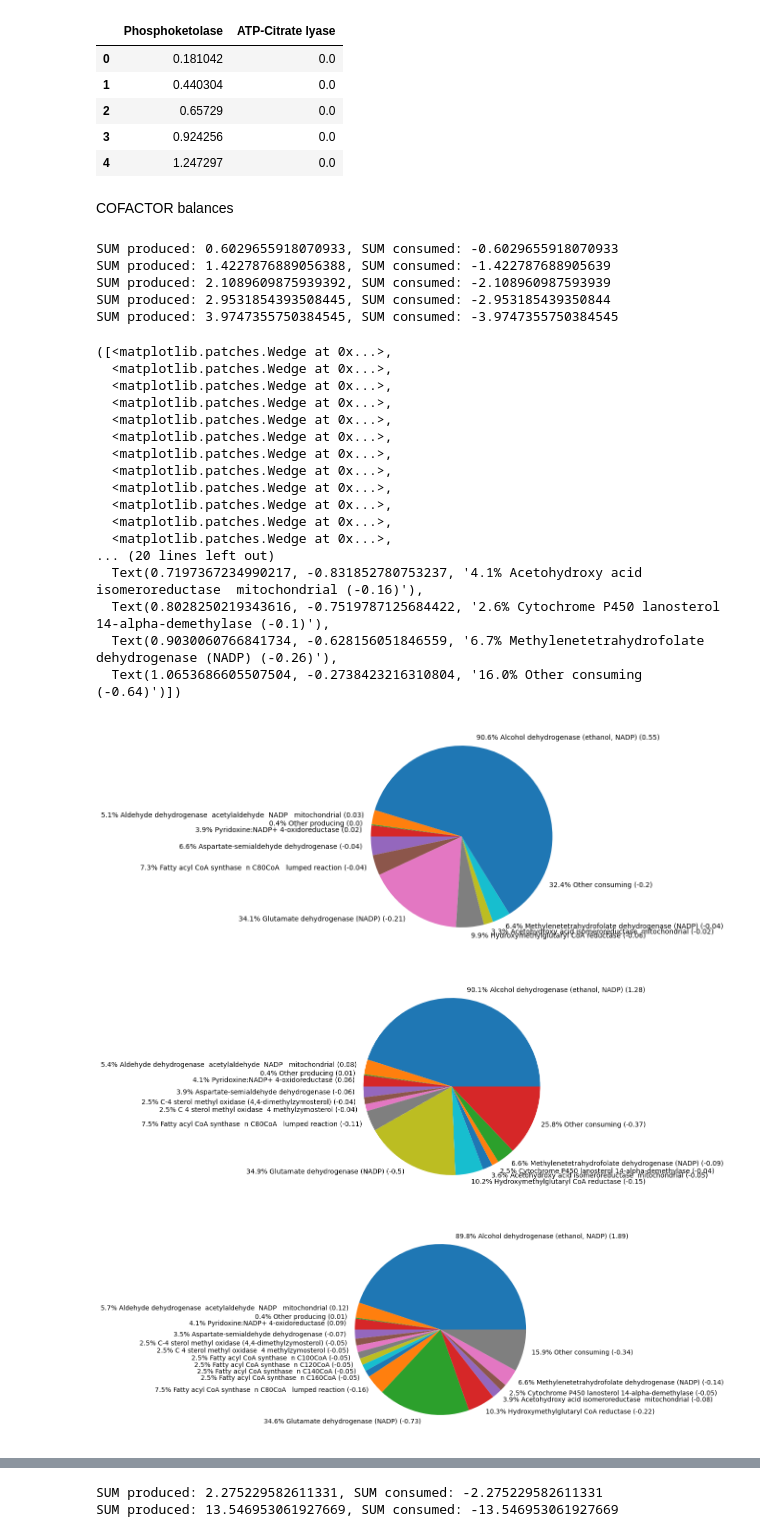
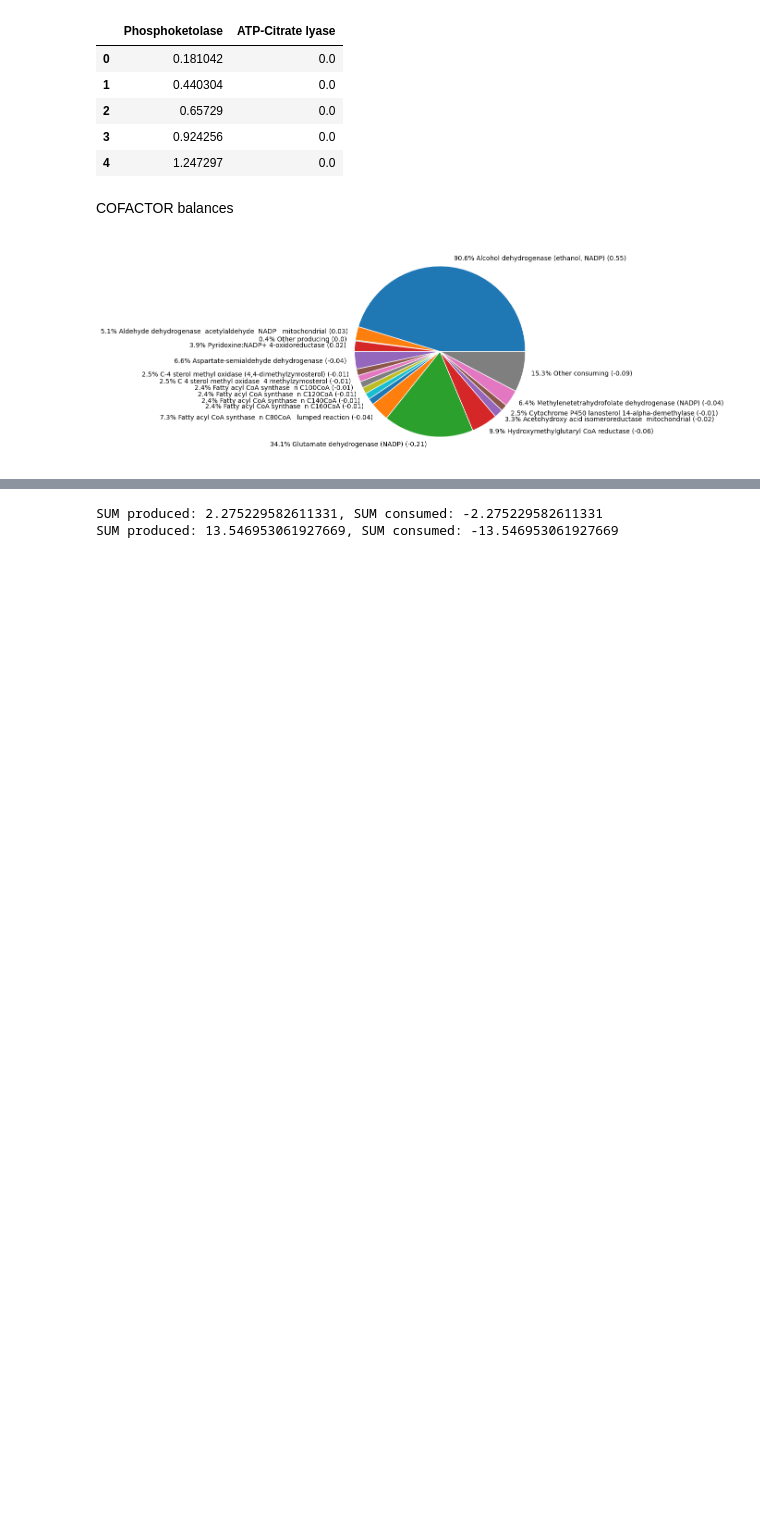
Before and after one commit to maivehanni/BSc_thesis, a Jupyter notebook: Python_scripts/Thesis_simulations_all_models/Rt_IFO0880_biomass_max_NGAM_min.ipynb, the cells around one changed output, grey strips where cells are left out. Saved outputs shown, nothing was run; the diff lists cells and outputs as text; code cells hidden in the pictures; blank space fills up the shorter version.

```diff
--- a/Python_scripts/Thesis_simulations_all_models/Rt_IFO0880_biomass_max_NGAM_min.ipynb
+++ b/Python_scripts/Thesis_simulations_all_models/Rt_IFO0880_biomass_max_NGAM_min.ipynb
@@ -92,64 +94,40 @@ i2 = 4
 # %%
 
 # nadph_fluxes_0 = f.cofactor_balances_biomass_max(model_path, nadphs, glucose_uptakes, i1, biomass_rxn_ID, glc_ID)
 
 # pie_nadph_fluxes_0, fig = f.cofactor_fluxes_pie_chart(model_path, nadph_fluxes_0)
 # #fig.savefig("..\\..\\Thesis_paper_latex\\Pictures\\IFO0880_biomass_max_NADPH.png")
 
 # nadph_fluxes_4 = f.cofactor_balances_biomass_max(model_path, nadphs, glucose_uptakes, i2, biomass_rxn_ID, glc_ID)
 # pie_nadph_fluxes_4, fig = f.cofactor_fluxes_pie_chart(model_path, nadph_fluxes_4)
 # #fig.savefig("..\\..\\Thesis_paper_latex\\Pictures\\IFO0880_biomass_max_NADPH_max.png")
 
 # pie_nadph_fluxes_0
 # pie_nadph_fluxes_4
 
 
-nadph_fluxes_0 = f.cofactor_balances_biomass_max(model_path, nadphs, glucose_uptakes, i1, biomass_rxn_ID, glc_ID)
+# nadph_fluxes_0 = f.cofactor_balances_biomass_max(model_path, nadphs, glucose_uptakes, i1, biomass_rxn_ID, glc_ID)
 
 pie_nadph_fluxes_0, fig = f.cofactor_fluxes_pie_chart(model_path, nadph_fluxes_0)
-#fig.savefig("..\\..\\Thesis_paper_latex\\Pictures\\IFO0880_biomass_max_NADPH.png")
+fig.savefig("..\\..\\Thesis_paper_latex\\Pictures\\IFO0880_biomass_max_NADPH.png")
 
-# See on all GR
-nadph_fluxes_1 = f.cofactor_balances_biomass_max(model_path, nadphs, glucose_uptakes, 1, biomass_rxn_ID, glc_ID)
-nadph_fluxes_2 = f.cofactor_balances_biomass_max(model_path, nadphs, glucose_uptakes, 2, biomass_rxn_ID, glc_ID)
-nadph_fluxes_3 = f.cofactor_balances_biomass_max(model_path, nadphs, glucose_uptakes, 3, biomass_rxn_ID, glc_ID)
+# # See on all GR
+# nadph_fluxes_1 = f.cofactor_balances_biomass_max(model_path, nadphs, glucose_uptakes, 1, biomass_rxn_ID, glc_ID)
+# nadph_fluxes_2 = f.cofactor_balances_biomass_max(model_path, nadphs, glucose_uptakes, 2, biomass_rxn_ID, glc_ID)
+# nadph_fluxes_3 = f.cofactor_balances_biomass_max(model_path, nadphs, glucose_uptakes, 3, biomass_rxn_ID, glc_ID)
 
-pie_nadph_fluxes_1, fig = f.cofactor_fluxes_pie_chart(model_path, nadph_fluxes_1)
-pie_nadph_fluxes_2, fig = f.cofactor_fluxes_pie_chart(model_path, nadph_fluxes_2)
-pie_nadph_fluxes_3, fig = f.cofactor_fluxes_pie_chart(model_path, nadph_fluxes_3)
+# pie_nadph_fluxes_1, fig = f.cofactor_fluxes_pie_chart(model_path, nadph_fluxes_1)
+# pie_nadph_fluxes_2, fig = f.cofactor_fluxes_pie_chart(model_path, nadph_fluxes_2)
+# pie_nadph_fluxes_3, fig = f.cofactor_fluxes_pie_chart(model_path, nadph_fluxes_3)
 
-nadph_fluxes_4 = f.cofactor_balances_biomass_max(model_path, nadphs, glucose_uptakes, i2, biomass_rxn_ID, glc_ID)
-pie_nadph_fluxes_4, fig = f.cofactor_fluxes_pie_chart(model_path, nadph_fluxes_4)
-# #fig.savefig("..\\..\\Thesis_paper_latex\\Pictures\\IFO0880_biomass_max_NADPH_max.png")
+# nadph_fluxes_4 = f.cofactor_balances_biomass_max(model_path, nadphs, glucose_uptakes, i2, biomass_rxn_ID, glc_ID)
+# pie_nadph_fluxes_4, fig = f.cofactor_fluxes_pie_chart(model_path, nadph_fluxes_4)
+# # #fig.savefig("..\\..\\Thesis_paper_latex\\Pictures\\IFO0880_biomass_max_NADPH_max.png")
 
-pie_nadph_fluxes_0
-pie_nadph_fluxes_1
-pie_nadph_fluxes_2
-pie_nadph_fluxes_3
-pie_nadph_fluxes_4
+# pie_nadph_fluxes_0
+# pie_nadph_fluxes_1
+# pie_nadph_fluxes_2
+# pie_nadph_fluxes_3
+# pie_nadph_fluxes_4
 # %% [output]
-SUM produced: 0.6029655918070933, SUM consumed: -0.6029655918070933
-SUM produced: 1.4227876889056388, SUM consumed: -1.422787688905639
-SUM produced: 2.1089609875939392, SUM consumed: -2.108960987593939
-SUM produced: 2.9531854393508445, SUM consumed: -2.953185439350844
-SUM produced: 3.9747355750384545, SUM consumed: -3.9747355750384545
-([<matplotlib.patches.Wedge at 0x...>,
-  <matplotlib.patches.Wedge at 0x...>,
-  <matplotlib.patches.Wedge at 0x...>,
-  <matplotlib.patches.Wedge at 0x...>,
-  <matplotlib.patches.Wedge at 0x...>,
-  <matplotlib.patches.Wedge at 0x...>,
-  <matplotlib.patches.Wedge at 0x...>,
-  <matplotlib.patches.Wedge at 0x...>,
-  <matplotlib.patches.Wedge at 0x...>,
-  <matplotlib.patches.Wedge at 0x...>,
-  <matplotlib.patches.Wedge at 0x...>,
-  <matplotlib.patches.Wedge at 0x...>,
-... (20 lines left out)
-  Text(0.7197367234990217, -0.831852780753237, '4.1% Acetohydroxy acid isomeroreductase  mitochondrial (-0.16)'),
-  Text(0.8028250219343616, -0.7519787125684422, '2.6% Cytochrome P450 lanosterol 14-alpha-demethylase (-0.1)'),
-  Text(0.9030060766841734, -0.628156051846559, '6.7% Methylenetetrahydrofolate dehydrogenase (NADP) (-0.26)'),
-  Text(1.0653686605507504, -0.2738423216310804, '16.0% Other consuming (-0.64)')])
-[figure, old version]
+[figure, new version]
-[figure, removed]
-[figure, removed]
```
Also changed, not shown: parts of 9 cells of this notebook, 33 other files.
